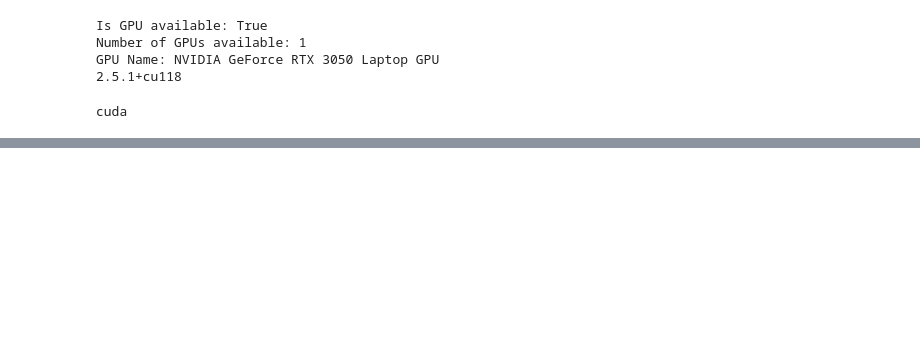
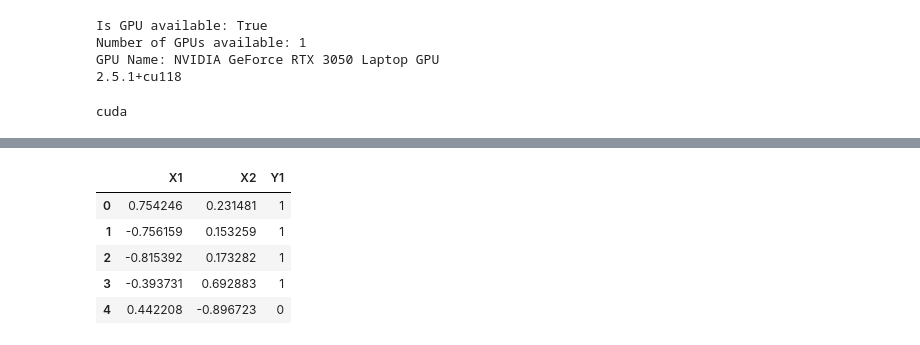
Before and after one commit to praymesh/Learning_ML, a Jupyter notebook: pyt.ipynb, the cells around one changed output, grey strips where cells are left out. Saved outputs shown, nothing was run; the diff lists cells and outputs as text; code cells hidden in the pictures; blank space fills up the shorter version.

```diff
--- a/pyt.ipynb
+++ b/pyt.ipynb
@@ -54,0 +79,11 @@ cuda
+# %%
+import pandas as pd
+circles = pd.DataFrame(data= {"X1": x_label[:, 0], "X2": x_label[:, 1], "Y1": y_label}, columns=['X1', 'X2', 'Y1'])
+circles.head()
+# %% [output]
+|  | X1 | X2 | Y1 |
+| 0 | 0.754246 | 0.231481 | 1 |
+| 1 | -0.756159 | 0.153259 | 1 |
+| 2 | -0.815392 | 0.173282 | 1 |
+| 3 | -0.393731 | 0.692883 | 1 |
+| 4 | 0.442208 | -0.896723 | 0 |
```
Also changed, not shown: parts of 7 cells of this notebook.
